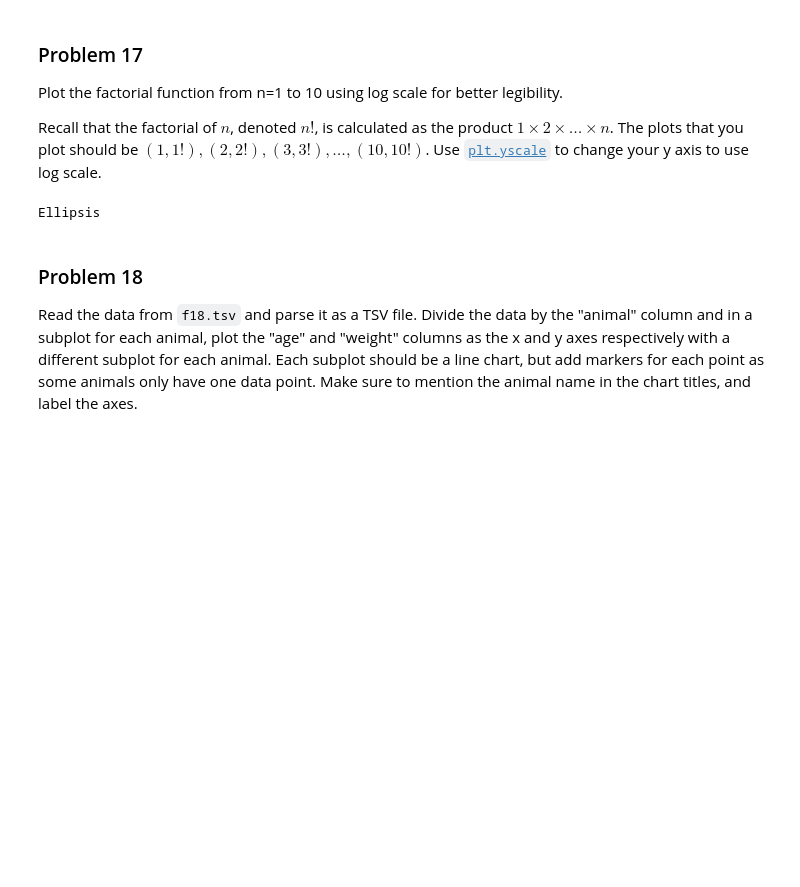
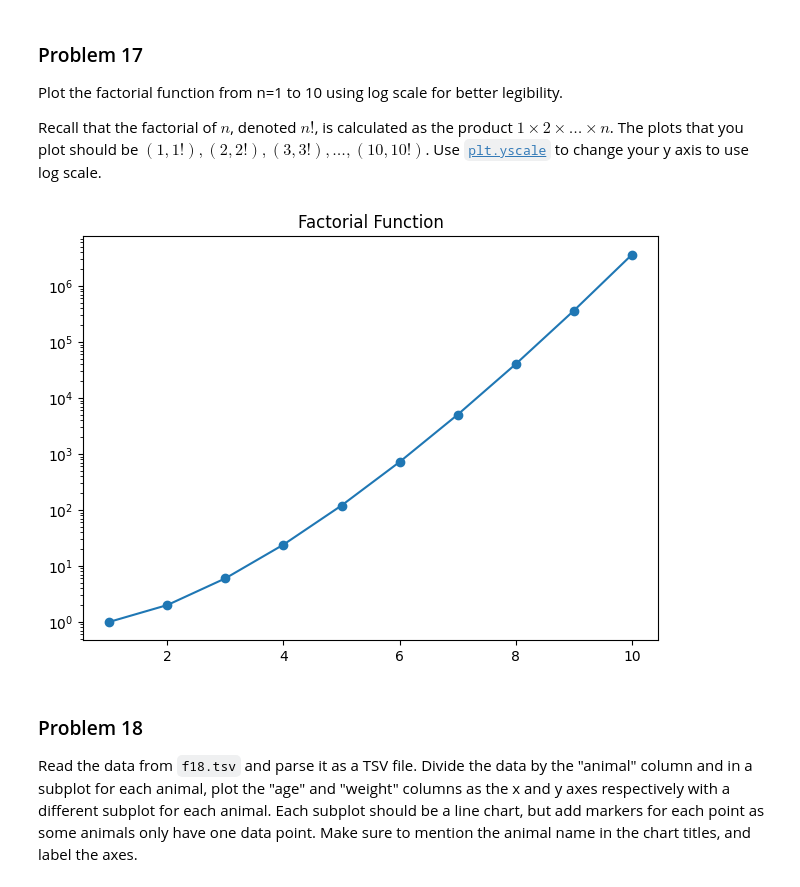
Before and after one commit to egarr831/dx602-homework-05, a Jupyter notebook: homework.ipynb, the cells around one changed output. Saved outputs shown, nothing was run; the diff lists cells and outputs as text; code cells hidden in the pictures; blank space fills up the shorter version.

```diff
--- a/homework.ipynb
+++ b/homework.ipynb
@@ -494,12 +504,19 @@ Plot the factorial function from n=1 to 10 using log scale for better legibility
 Recall that the factorial of $n$, denoted $n!$, is calculated as the product $1 \times 2 \times \ldots \times n$.
 The plots that you plot should be $(1, 1!), (2, 2!), (3, 3!), \ldots, (10, 10!)$.
 Use [`plt.yscale`](https://matplotlib.org/stable/api/_as_gen/matplotlib.pyplot.yscale.html) to change your y axis to use log scale.
-# %%
-# YOUR CHANGES HERE
-
-...
-# %% [output]
-Ellipsis
+# %%
+# YOUR CHANGES HERE
+
+x = list(range(1, 11))
+y = [math.factorial(n) for n in x]
+
+plt.plot(x, y, marker='o')
+plt.yscale('log')
+plt.title("Factorial Function")
+plt.tight_layout()
+plt.show()
+# %% [output]
+[figure, added]
 # %% [markdown]
 ### Problem 18
 
```
Also changed, not shown: parts of 11 cells of this notebook.
